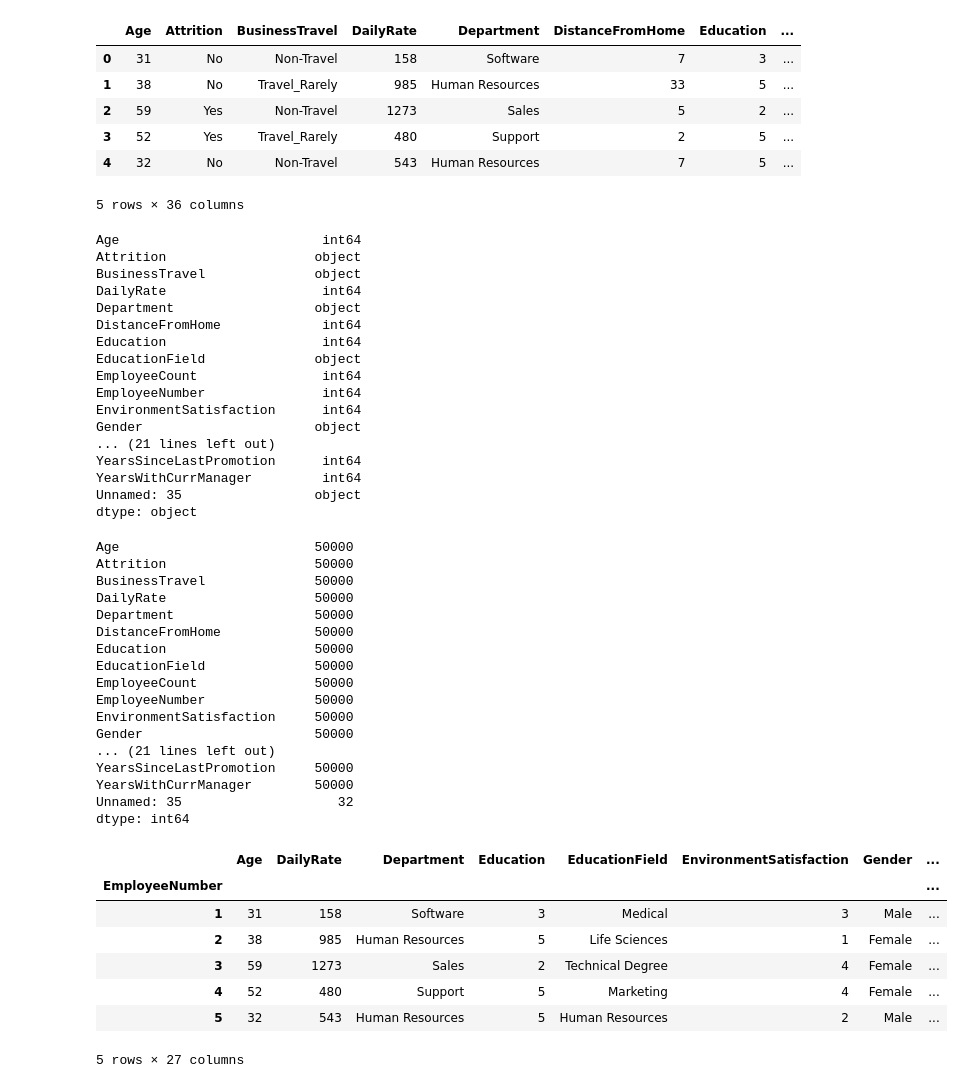
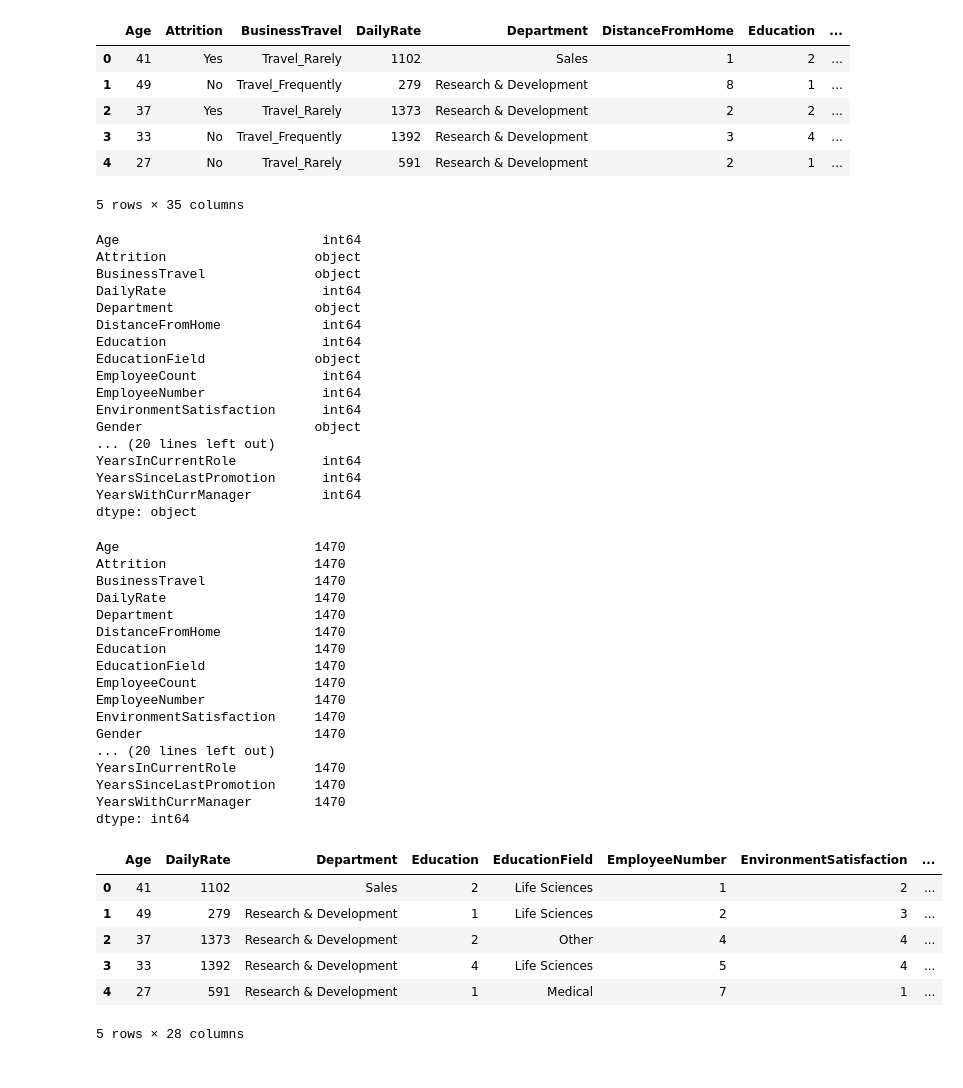
Before and after one commit to Amer4r/group-project-1, a Jupyter notebook: data_cleaning.ipynb, the cells around one changed output. Cells and saved outputs as stored; diff of their text form; code cells hidden in the pictures.

```diff
--- a/data_cleaning.ipynb
+++ b/data_cleaning.ipynb
@@ -7,16 +7,16 @@ import scipy.stats as st
 from scipy.stats import linregress
 # %%
 # Read CSV file
-complete_data = pd.read_csv('hrsample.csv', low_memory=False)
+complete_data = pd.read_csv('HR-Employee-Attrition.csv', low_memory=False)
 complete_data.head()
 # %% [output]
 |  | Age | Attrition | BusinessTravel | DailyRate | Department | DistanceFromHome | Education | ... |
-| 0 | 31 | No | Non-Travel | 158 | Software | 7 | 3 | ... |
-| 1 | 38 | No | Travel_Rarely | 985 | Human Resources | 33 | 5 | ... |
-| 2 | 59 | Yes | Non-Travel | 1273 | Sales | 5 | 2 | ... |
-| 3 | 52 | Yes | Travel_Rarely | 480 | Support | 2 | 5 | ... |
-| 4 | 32 | No | Non-Travel | 543 | Human Resources | 7 | 5 | ... |
+| 0 | 41 | Yes | Travel_Rarely | 1102 | Sales | 1 | 2 | ... |
+| 1 | 49 | No | Travel_Frequently | 279 | Research & Development | 8 | 1 | ... |
+| 2 | 37 | Yes | Travel_Rarely | 1373 | Research & Development | 2 | 2 | ... |
+| 3 | 33 | No | Travel_Frequently | 1392 | Research & Development | 3 | 4 | ... |
+| 4 | 27 | No | Travel_Rarely | 591 | Research & Development | 2 | 1 | ... |
-5 rows × 36 columns
+5 rows × 35 columns
 # %%
 # Check for data types
 complete_data.dtypes
@@ -33,49 +33,48 @@ EmployeeCount                int64
 EmployeeNumber               int64
 EnvironmentSatisfaction      int64
 Gender                      object
-... (21 lines left out)
+... (20 lines left out)
+YearsInCurrentRole           int64
 YearsSinceLastPromotion      int64
 YearsWithCurrManager         int64
-Unnamed: 35                 object
 dtype: object
 # %%
 # Check for the number of the values (to see if we have missing value)
 complete_data.count()
 # %% [output]
-Age                         50000
-Attrition                   50000
-BusinessTravel              50000
-DailyRate                   50000
-Department                  50000
-DistanceFromHome            50000
-Education                   50000
-EducationField              50000
-EmployeeCount               50000
-EmployeeNumber              50000
-EnvironmentSatisfaction     50000
-Gender                      50000
-... (21 lines left out)
-YearsSinceLastPromotion     50000
-YearsWithCurrManager        50000
-Unnamed: 35                    32
+Age                         1470
+Attrition                   1470
+BusinessTravel              1470
+DailyRate                   1470
+Department                  1470
+DistanceFromHome            1470
+Education                   1470
+EducationField              1470
+EmployeeCount               1470
+EmployeeNumber              1470
+EnvironmentSatisfaction     1470
+Gender                      1470
+... (20 lines left out)
+YearsInCurrentRole          1470
+YearsSinceLastPromotion     1470
+YearsWithCurrManager        1470
 dtype: int64
 # %%
 # Dropping unwanted columns
-cleaned_data = complete_data.drop(columns=['Unnamed: 35', 'BusinessTravel', 'EmployeeCount', 'DistanceFromHome',
+cleaned_data = complete_data.drop(columns=[ 'BusinessTravel', 'EmployeeCount', 'DistanceFromHome',
                                              'Attrition','Over18', 'StockOptionLevel', 'StandardHours'])
-# Assign EmployeeNumber as an index
-cleaned_data.set_index('EmployeeNumber', inplace=True)
+
+
 
 cleaned_data.head()
 # %% [output]
-|  | Age | DailyRate | Department | Education | EducationField | EnvironmentSatisfaction | Gender | ... |
-| EmployeeNumber |  |  |  |  |  |  |  | ... |
-| 1 | 31 | 158 | Software | 3 | Medical | 3 | Male | ... |
-| 2 | 38 | 985 | Human Resources | 5 | Life Sciences | 1 | Female | ... |
-| 3 | 59 | 1273 | Sales | 2 | Technical Degree | 4 | Female | ... |
-| 4 | 52 | 480 | Support | 5 | Marketing | 4 | Female | ... |
-| 5 | 32 | 543 | Human Resources | 5 | Human Resources | 2 | Male | ... |
+|  | Age | DailyRate | Department | Education | EducationField | EmployeeNumber | EnvironmentSatisfaction | ... |
+| 0 | 41 | 1102 | Sales | 2 | Life Sciences | 1 | 2 | ... |
+| 1 | 49 | 279 | Research & Development | 1 | Life Sciences | 2 | 3 | ... |
+| 2 | 37 | 1373 | Research & Development | 2 | Other | 4 | 4 | ... |
+| 3 | 33 | 1392 | Research & Development | 4 | Life Sciences | 5 | 4 | ... |
+| 4 | 27 | 591 | Research & Development | 1 | Medical | 7 | 1 | ... |
-5 rows × 27 columns
+5 rows × 28 columns
 # %%
 # selecting numeric columns to crate a summary statistic table
 numeric_cols = cleaned_data.select_dtypes(include=['number']).columns
```
Also changed, not shown: parts of 13 cells of this notebook, 1 other file.
